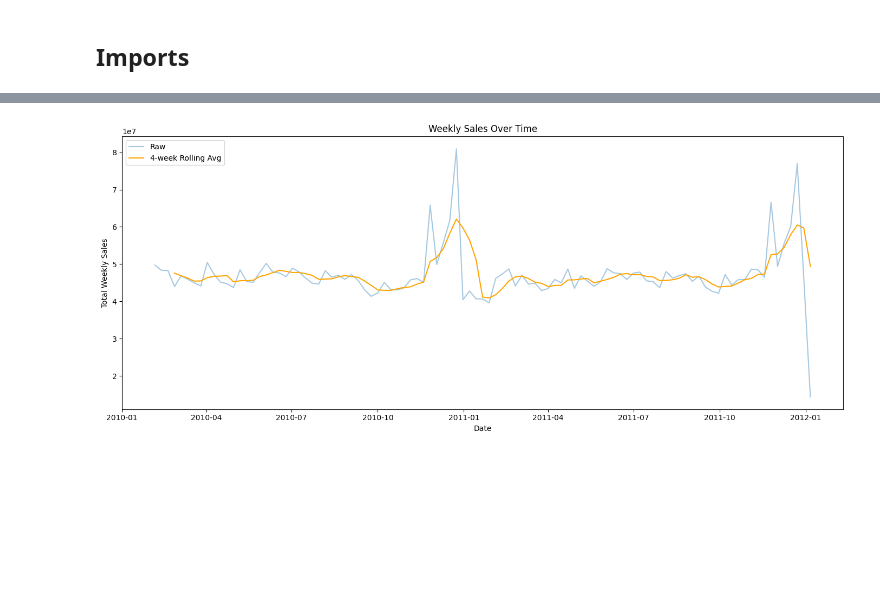
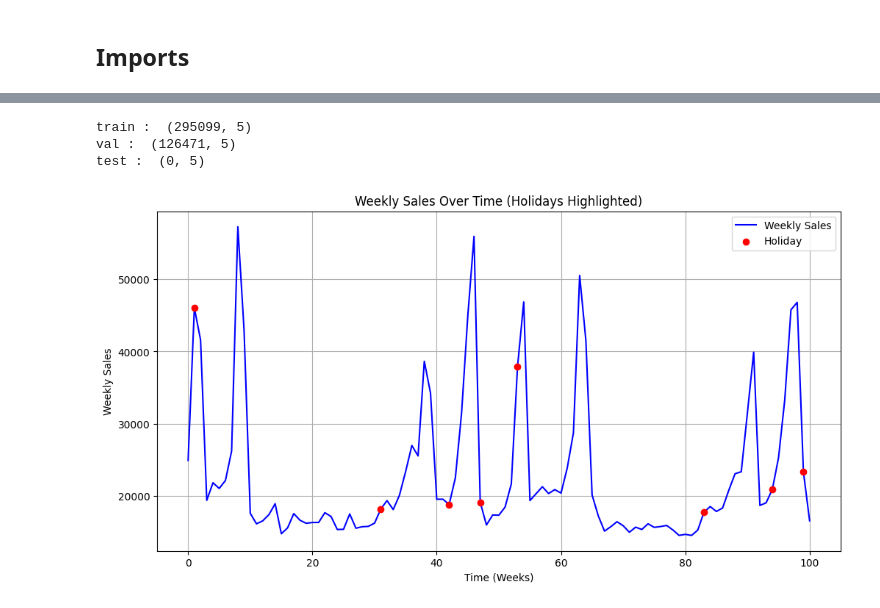
Before and after one commit to azhgh22/Walmart-Recruiting-Store-Sales-Forecasting, a Jupyter notebook: notebooks/statistical.ipynb, the cells around one changed output, grey strips where cells are left out. Saved outputs shown, nothing was run; the diff lists cells and outputs as text; code cells hidden in the pictures; blank space fills up the shorter version.

```diff
--- a/notebooks/statistical.ipynb
+++ b/notebooks/statistical.ipynb
@@ -63,14 +59,32 @@ weekly_sales = train_data.groupby('Date')['Weekly_Sales'].sum()
+# %%
+print('train : ',train_data.shape)
+print('val : ',val_data.shape)
+print('test : ',test_data.shape)
+# %% [output]
+train :  (295099, 5)
+val :  (126471, 5)
+test :  (0, 5)
+# %%
+train_dept_1_1 = train_data[(train_data['Dept'] == 1) & (train_data['Store'] == 1)].copy()
+val_dept_1_1 = val_data[(val_data['Dept'] == 1) & (val_data['Store'] == 1)].copy()
+# %%
+train_dept_1_1.drop(columns=['Store','Dept'], inplace=True)
+val_dept_1_1.drop(columns=['Store','Dept'], inplace=True)
+# %%
+train_dept_1_1['Date'] = np.arange(train_dept_1_1.shape[0])
+val_dept_1_1['Date'] = np.arange(val_dept_1_1.shape[0]) + (train_dept_1_1.shape[0])
 # %%
-rolling = weekly_sales.rolling(window=4).mean()
+holidays = train_dept_1_1[train_dept_1_1['IsHoliday'] == True]
 
-plt.figure(figsize=(14, 6))
-plt.plot(weekly_sales.index, weekly_sales.values, label='Raw', alpha=0.4)
-plt.plot(rolling.index, rolling.values, label='4-week Rolling Avg', color='orange')
-plt.title("Weekly Sales Over Time")
-plt.xlabel("Date")
-plt.ylabel("Total Weekly Sales")
+plt.figure(figsize=(12, 6))
+plt.plot(train_dept_1_1['Date'], train_dept_1_1['Weekly_Sales'], label='Weekly Sales', color='blue')
+plt.scatter(holidays['Date'], holidays['Weekly_Sales'], color='red', label='Holiday', zorder=5)
+
+plt.title("Weekly Sales Over Time (Holidays Highlighted)")
+plt.xlabel("Time (Weeks)")
+plt.ylabel("Weekly Sales")
 plt.legend()
-plt.tight_layout()
+plt.grid(True)
 plt.show()
 # %% [output]
-[figure, old version]
+[figure, new version]
```
Also changed, not shown: parts of 5 cells of this notebook.
